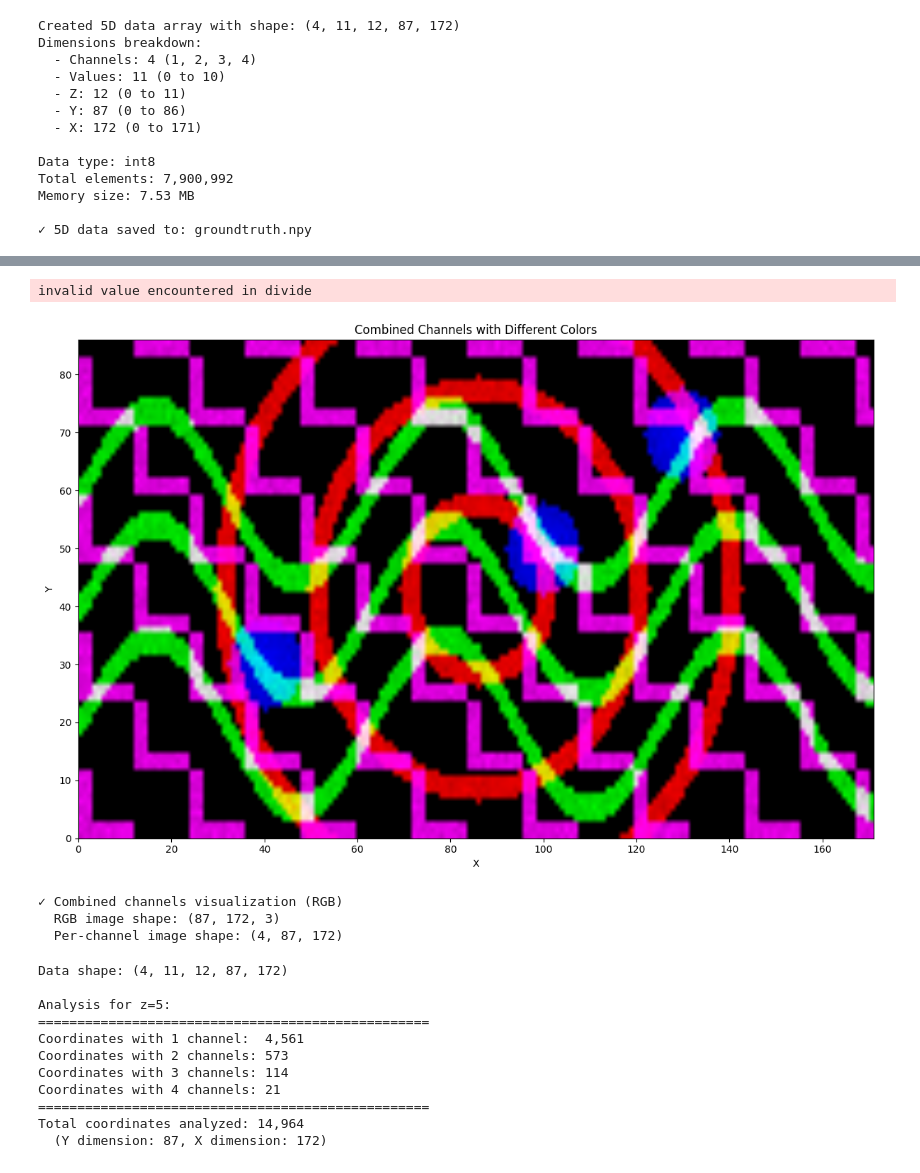
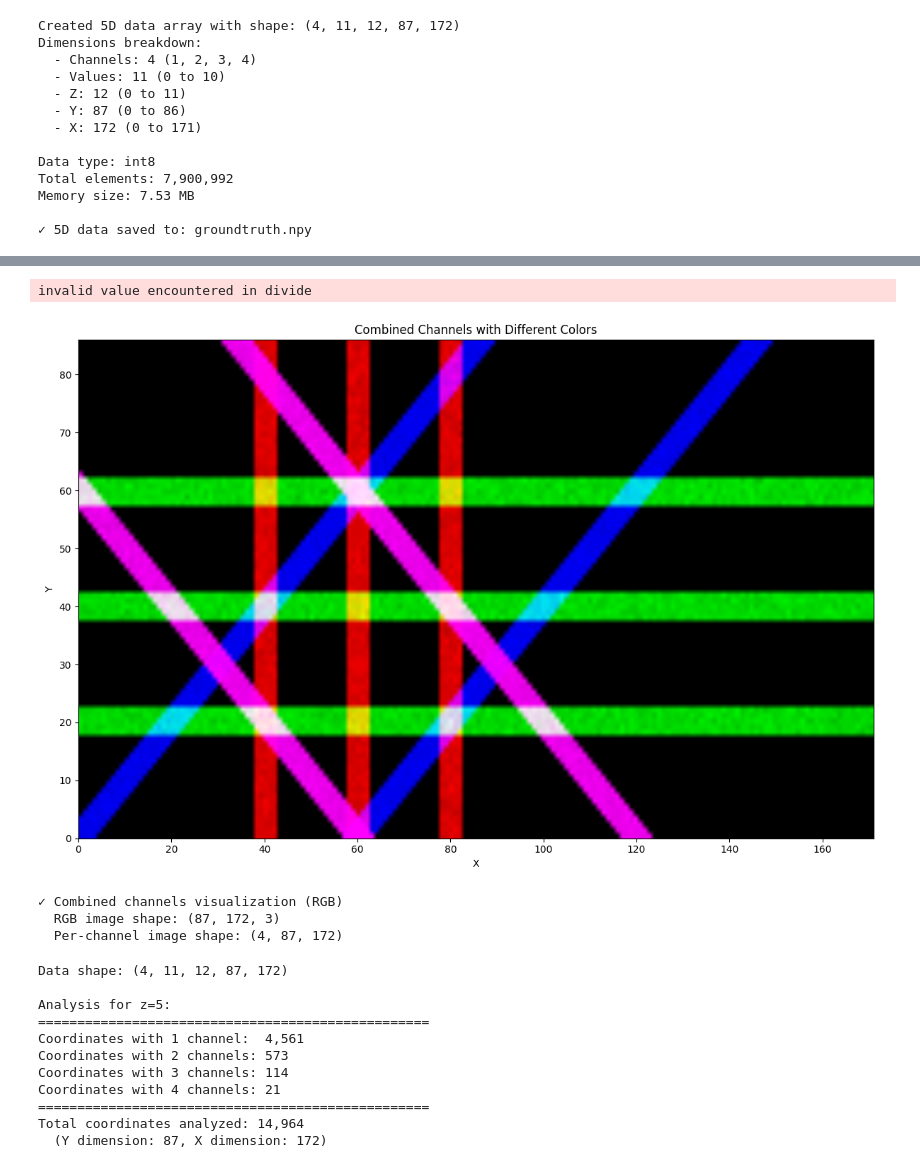
Before and after one commit to Hosseinfatho/SSGAT, a Jupyter notebook: Groundtruth/groundtruthTest.ipynb, the cells around one changed output, grey strips where cells are left out. Saved outputs shown, nothing was run; the diff lists cells and outputs as text; code cells hidden in the pictures.

Commit message:
update texture and synthetic data

```diff
--- a/Groundtruth/groundtruthTest.ipynb
+++ b/Groundtruth/groundtruthTest.ipynb
@@ -190,7 +87,7 @@ import matplotlib.pyplot as plt
 import numpy as np
 
 # Load data
-data = np.load('groundtruthtext2.npy')
+data = np.load('groundtruth.npy')
 combined_image = np.zeros((y_dim, x_dim), dtype=np.float32)
 for channel in range(4):
     channel_data = data[channel]  # Shape: (11, 12, 87, 172)
@@ -227,7 +124,7 @@ import matplotlib.pyplot as plt
 import numpy as np
 
 # Load data: shape (channel, value, z, y, x)
-data = np.load('groundtruthtext2.npy')
+data = np.load('groundtruth.npy')
 n_channels, n_values, n_z, y_dim, x_dim = data.shape
 
 # Predefine an RGB color for each channel (R, G, B)
@@ -275,34 +172,34 @@ for channel in range(n_channels):
 
     # Add this channel's contribution in its own color
     color = channel_colors[channel]  # (3,)
     combined_rgb += norm[..., None] * color  # broadcast to (y, x, 3)
 
 # Clip to valid [0, 1] RGB range
 combined_rgb = np.clip(combined_rgb, 0.0, 1.0)
 
 # Plot combined RGB image
 plt.figure(figsize=(12, 8))
 plt.imshow(
     combined_rgb,
     origin='lower',
     extent=[0, x_dim - 1, 0, y_dim - 1],
     aspect='auto',
     interpolation='bilinear'
 )
 plt.xlabel('X')
 plt.ylabel('Y')
 plt.title('Combined Channels with Different Colors')
 plt.xlim(0, x_dim - 1)
 plt.ylim(0, y_dim - 1)
 plt.tight_layout()
 plt.show()
 
 print("\n✓ Combined channels visualization (RGB)")
 print(f"  RGB image shape: {combined_rgb.shape}")
 print(f"  Per-channel image shape: {per_channel_2d.shape}")
 # %% [output]
 invalid value encountered in divide
-[figure, old version]
+[figure, new version]
 ✓ Combined channels visualization (RGB)
   RGB image shape: (87, 172, 3)
   Per-channel image shape: (4, 87, 172)
```
Also changed, not shown: parts of 16 cells of this notebook, 3 other files.
